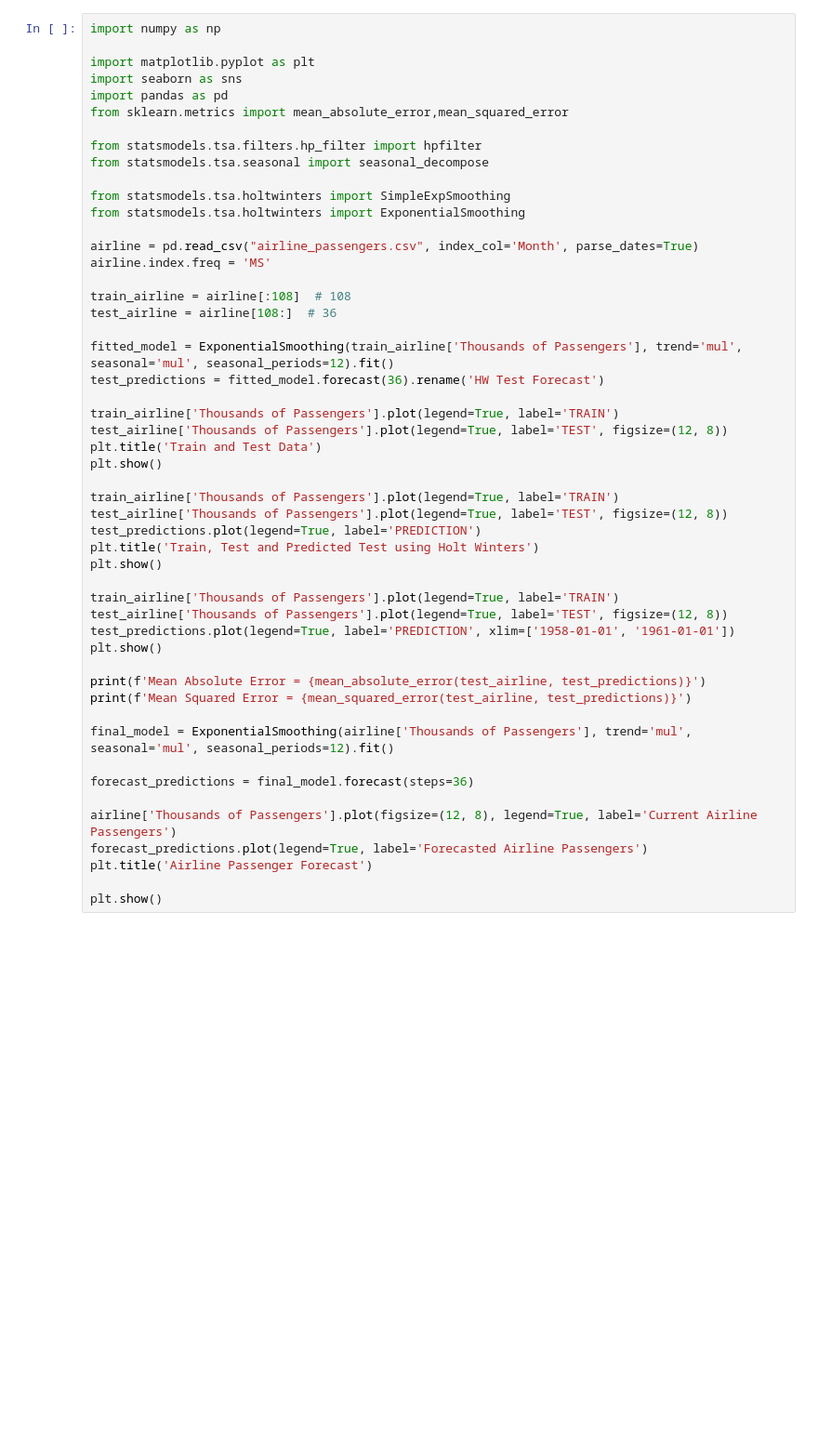
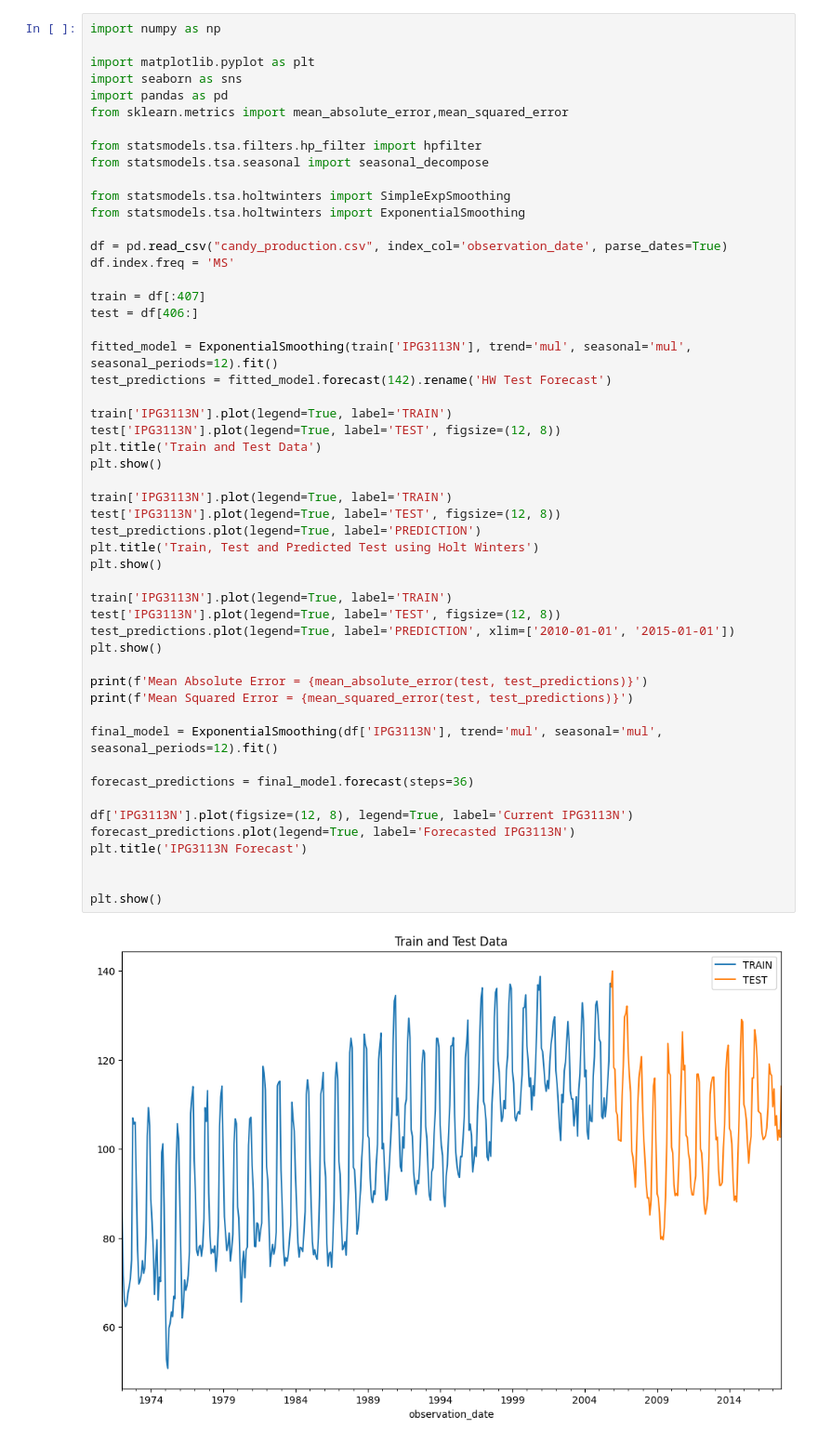
Before and after one commit to aleshkey/StatOIV, a Jupyter notebook: lab6/lab6.ipynb, the cells around one changed output. Shown: that part at 93% size. Saved outputs shown, nothing was run; the diff lists cells and outputs as text; blank space fills up the shorter version.

```diff
--- a/lab6/lab6.ipynb
+++ b/lab6/lab6.ipynb
@@ -4,49 +4,51 @@ import numpy as np
 import matplotlib.pyplot as plt
 import seaborn as sns
 import pandas as pd
 from sklearn.metrics import mean_absolute_error,mean_squared_error
 
 from statsmodels.tsa.filters.hp_filter import hpfilter
 from statsmodels.tsa.seasonal import seasonal_decompose
 
 from statsmodels.tsa.holtwinters import SimpleExpSmoothing
 from statsmodels.tsa.holtwinters import ExponentialSmoothing
 
-airline = pd.read_csv("airline_passengers.csv", index_col='Month', parse_dates=True)
-airline.index.freq = 'MS'
+df = pd.read_csv("candy_production.csv", index_col='observation_date', parse_dates=True)
+df.index.freq = 'MS'
 
-train_airline = airline[:108]  # 108
-test_airline = airline[108:]  # 36
+train = df[:407]
+test = df[406:]
 
-fitted_model = ExponentialSmoothing(train_airline['Thousands of Passengers'], trend='mul', seasonal='mul', seasonal_periods=12).fit()
-test_predictions = fitted_model.forecast(36).rename('HW Test Forecast')
+fitted_model = ExponentialSmoothing(train['IPG3113N'], trend='mul', seasonal='mul', seasonal_periods=12).fit()
+test_predictions = fitted_model.forecast(142).rename('HW Test Forecast')
 
-train_airline['Thousands of Passengers'].plot(legend=True, label='TRAIN')
-test_airline['Thousands of Passengers'].plot(legend=True, label='TEST', figsize=(12, 8))
+train['IPG3113N'].plot(legend=True, label='TRAIN')
+test['IPG3113N'].plot(legend=True, label='TEST', figsize=(12, 8))
 plt.title('Train and Test Data')
 plt.show()
 
-train_airline['Thousands of Passengers'].plot(legend=True, label='TRAIN')
-test_airline['Thousands of Passengers'].plot(legend=True, label='TEST', figsize=(12, 8))
+train['IPG3113N'].plot(legend=True, label='TRAIN')
+test['IPG3113N'].plot(legend=True, label='TEST', figsize=(12, 8))
 test_predictions.plot(legend=True, label='PREDICTION')
 plt.title('Train, Test and Predicted Test using Holt Winters')
 plt.show()
 
-train_airline['Thousands of Passengers'].plot(legend=True, label='TRAIN')
-test_airline['Thousands of Passengers'].plot(legend=True, label='TEST', figsize=(12, 8))
-test_predictions.plot(legend=True, label='PREDICTION', xlim=['1958-01-01', '1961-01-01'])
+train['IPG3113N'].plot(legend=True, label='TRAIN')
+test['IPG3113N'].plot(legend=True, label='TEST', figsize=(12, 8))
+test_predictions.plot(legend=True, label='PREDICTION', xlim=['2010-01-01', '2015-01-01'])
 plt.show()
 
-print(f'Mean Absolute Error = {mean_absolute_error(test_airline, test_predictions)}')
-print(f'Mean Squared Error = {mean_squared_error(test_airline, test_predictions)}')
+print(f'Mean Absolute Error = {mean_absolute_error(test, test_predictions)}')
+print(f'Mean Squared Error = {mean_squared_error(test, test_predictions)}')
 
-final_model = ExponentialSmoothing(airline['Thousands of Passengers'], trend='mul', seasonal='mul', seasonal_periods=12).fit()
+final_model = ExponentialSmoothing(df['IPG3113N'], trend='mul', seasonal='mul', seasonal_periods=12).fit()
 
 forecast_predictions = final_model.forecast(steps=36)
 
-airline['Thousands of Passengers'].plot(figsize=(12, 8), legend=True, label='Current Airline Passengers')
-forecast_predictions.plot(legend=True, label='Forecasted Airline Passengers')
-plt.title('Airline Passenger Forecast')
+df['IPG3113N'].plot(figsize=(12, 8), legend=True, label='Current IPG3113N')
+forecast_predictions.plot(legend=True, label='Forecasted IPG3113N')
+plt.title('IPG3113N Forecast')
+
 
 plt.show()
 # %% [output]
+[figure, added]
```
Also changed, not shown: parts of 1 cell of this notebook, 5 other files.
